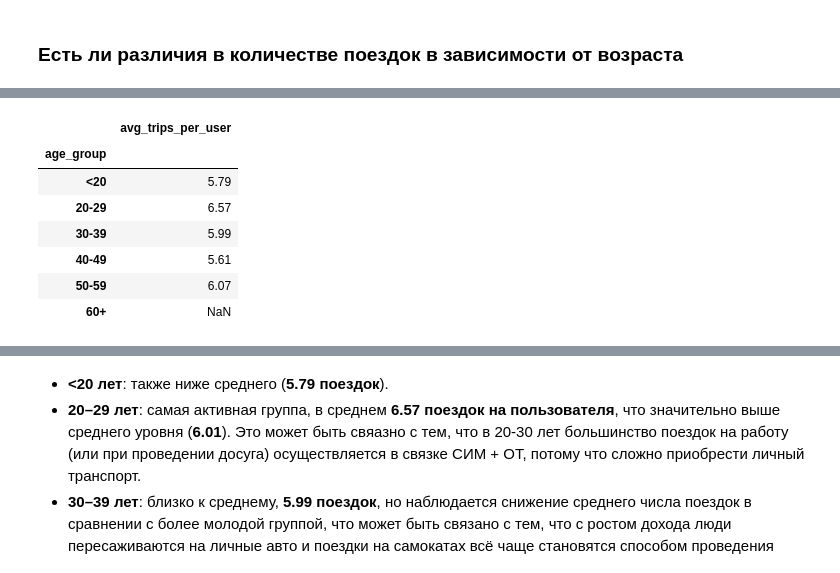
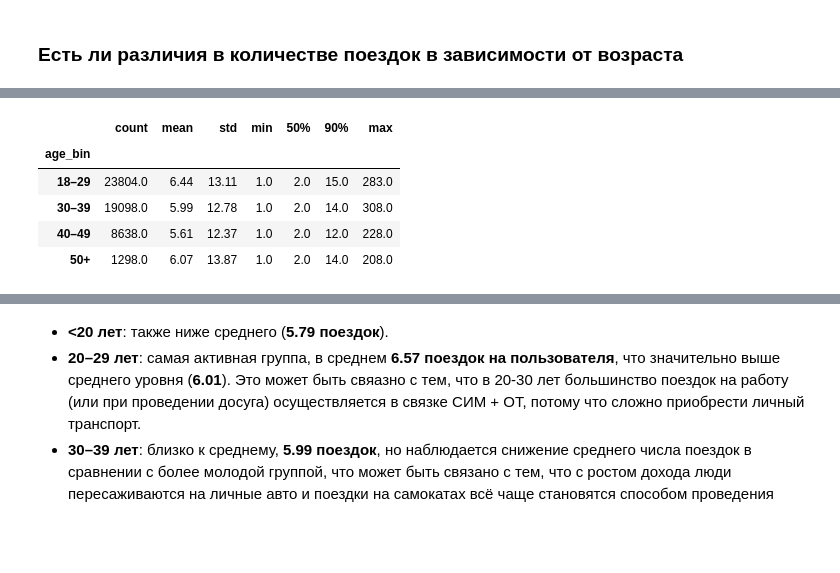
Before and after one commit to Dimakrl2003/pet-projects, a Jupyter notebook: Kiksharing/Analysis.ipynb, the cells around one changed output, grey strips where cells are left out. Cells and saved outputs as stored; diff of their text form; code cells hidden in the pictures; blank space fills up the shorter version.

```diff
--- a/Kiksharing/Analysis.ipynb
+++ b/Kiksharing/Analysis.ipynb
@@ -395,23 +397,24 @@ df[['transport_model', 'hold_amount']].drop_duplicates().sort_values(['transport
 # %% [markdown]
 #### В каком возрасте чаще всего используют сервис аренды самокатов в Т-банке?
 # %%
-import seaborn as sns
-# Построение гистограммы
+# Кастомные бины и подписи
+bins   = [18, 30, 40, 50, 60]
+labels = ['18–29', '30–39', '40–49', '50+']
+
+# Гистограмма по тем же бинам
 plt.figure(figsize=(8,5))
-sns.histplot(df['age'], bins=30, kde=False, color="#FFD500", edgecolor="black")
+sns.histplot(df.loc[df['age'] >= 18, 'age'], bins=bins, kde=False,
+             color="#FFD500", edgecolor="black")
 plt.title("Распределение пользователей по возрасту")
 plt.xlabel("Возраст")
 plt.ylabel("Количество пользователей")
 plt.tight_layout()
 plt.show()
 
-# Для того, чтобы былл более наглядно, распределим по группам (я выделил 6 бинов)
-bins = [0, 19, 29, 39, 49, 59, 100]
-labels = ['<20','20-29','30-39','40-49','50-59','60+']
-df['age_group'] = pd.cut(df['age'], bins=bins, labels=labels, right=True)
-# Обязательно рассчитаем доли каждого сегмента
+# Группировка по бинам и доли
+df['age_group'] = pd.cut(df['age'], bins=bins, labels=labels, right=False)  # 18 включительно, 30 невключительно
 age_group_counts = df['age_group'].value_counts().sort_index()
 age_group_shares = (age_group_counts / age_group_counts.sum() * 100).round(1)
-# Ввыведем при помощи display
+
 display(pd.DataFrame({'count': age_group_counts, 'share_%': age_group_shares}))
 # %% [output]
@@ -649,18 +713,38 @@ age_stats
 # %%
-# Количество пользователей по возрастным группам
-age_users = df.groupby('age_group')['party_rk'].nunique()
+# 1) Возраст пользователя (1 запись на user)
+user_age = (df[['party_rk', 'age']]
+            .dropna()
+            .drop_duplicates('party_rk'))
 
-# Количество поездок по возрастным группам
-age_trips = df.groupby('age_group')['order_rk'].count()
+# 2) Биннинг возраста: [18,30), [30,40), [40,50), [50,∞)
+bins   = [18, 30, 40, 50, np.inf]
+labels = ['18–29', '30–39', '40–49', '50+']
+user_age['age_bin'] = pd.cut(user_age['age'], bins=bins, labels=labels, right=False)
 
-# Среднее число поездок на одного пользователя
-avg_trips_per_age = (age_trips / age_users).round(2)
+# 3) Поездок на пользователя
+trips_per_user = (df.groupby('party_rk')['order_rk']
+                    .nunique()                     # если 1 строка = 1 поездка, можно .size()
+                    .rename('trips')
+                    .reset_index())
+
+# 4) Сводка по возрастным бинам
+trips_by_user = (trips_per_user
+                 .merge(user_age[['party_rk','age_bin']], on='party_rk', how='left')
+                 .dropna(subset=['age_bin']))
+
+stats_by_age = (trips_by_user.groupby('age_bin', observed=True)['trips']
+                .describe(percentiles=[0.5, 0.9])  # медиана и p90 в отчёте
+                .round(2))
+
+kpis_by_age = (trips_by_user.groupby('age_bin', observed=True)['trips']
+               .agg(mean='mean', median='median', p90=lambda s: s.quantile(0.9))
+               .round(2))
+
+stats_by_age
 # %% [output]
-|  | avg_trips_per_user |
-| age_group |  |
-| <20 | 5.79 |
-| 20-29 | 6.57 |
-| 30-39 | 5.99 |
-| 40-49 | 5.61 |
-| 50-59 | 6.07 |
-| 60+ | NaN |
+|  | count | mean | std | min | 50% | 90% | max |
+| age_bin |  |  |  |  |  |  |  |
+| 18–29 | 23804.0 | 6.44 | 13.11 | 1.0 | 2.0 | 15.0 | 283.0 |
+| 30–39 | 19098.0 | 5.99 | 12.78 | 1.0 | 2.0 | 14.0 | 308.0 |
+| 40–49 | 8638.0 | 5.61 | 12.37 | 1.0 | 2.0 | 12.0 | 228.0 |
+| 50+ | 1298.0 | 6.07 | 13.87 | 1.0 | 2.0 | 14.0 | 208.0 |
```
Also changed, not shown: parts of 29 cells of this notebook.
